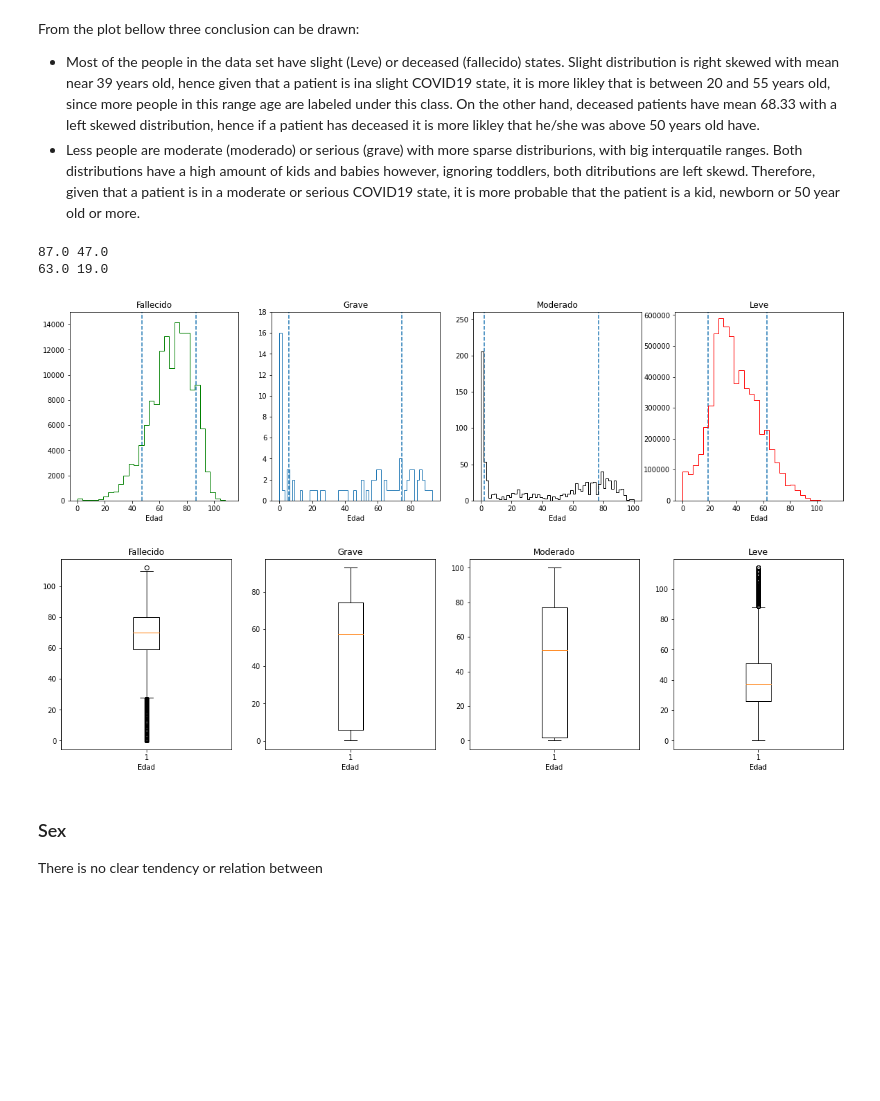
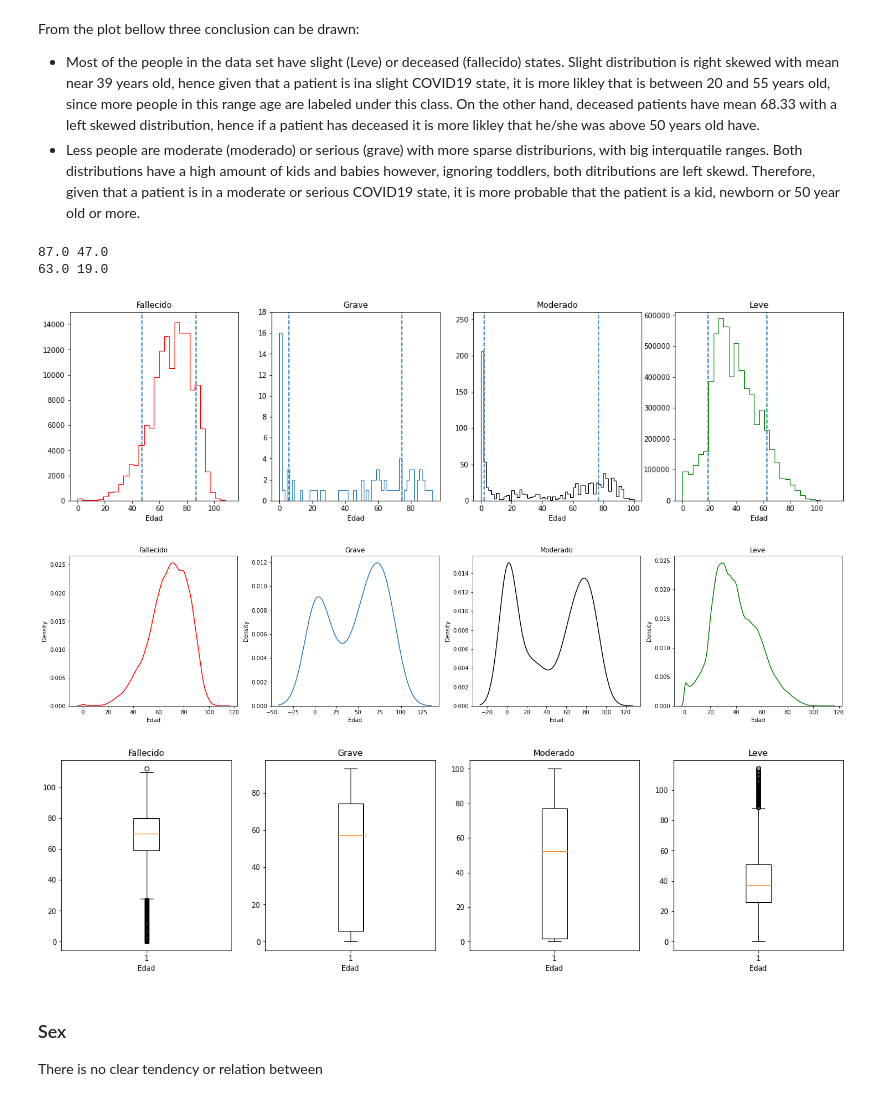
Before and after one commit to edangomez/INS-COVID19, a Jupyter notebook: pipeline.ipynb, the cells around one changed output. Cells and saved outputs as stored; diff of their text form; code cells hidden in the pictures; blank space fills up the shorter version.

```diff
--- a/pipeline.ipynb
+++ b/pipeline.ipynb
@@ -343,6 +343,8 @@ From the plot bellow three conclusion can be drawn:
 - Most of the people in the data set have slight (Leve) or deceased (fallecido) states. Slight distribution is right skewed with mean near 39 years old, hence given that a patient is ina slight COVID19 state, it is more likley that is between 20 and 55 years old, since more people in this range age are labeled under this class. On the other hand, deceased patients have mean 68.33 with a left skewed distribution, hence if a patient has deceased it is more likley that he/she was above 50 years old have.
 - Less people are moderate (moderado) or serious (grave) with more sparse distriburions, with big interquatile ranges. Both distributions have a high amount of kids and babies however, ignoring toddlers, both ditributions are left skewd. Therefore, given that a patient is in a moderate or serious COVID19 state, it is more probable that the patient is a kid, newborn or 50 year old or more.
 # %%
+df.Edad = df.Edad.astype('float')
+
 fig, axs = plt.subplots(1, 4, figsize=(20,5))
 axs[0].hist(df[df['Estado']=='Fallecido'].Edad, bins=30, color='r', histtype = 'step', stacked=True)
 q3, q1 = np.percentile(df[df['Estado']=='Fallecido'].Edad, [90,10])
@@ -362,35 +364,47 @@ q3, q1 = np.percentile(df[df['Estado']=='Moderado'].Edad, [75,25])
 axs[2].vlines([q1,q3],0,300, linestyle='dashed')
 axs[2].set_title('Moderado')
 axs[2].set_xlabel('Edad')
 axs[2].set_ylim(0,260)
 axs[3].hist(df[df['Estado']=='Leve'].Edad, bins=30, histtype = 'step', color='g')
 q3, q1 = np.percentile(df[df['Estado']=='Leve'].Edad, [90,10])
 print(q3,q1)
 axs[3].vlines([q1,q3],0,610000, linestyle='dashed')
 axs[3].set_title('Leve')
 axs[3].set_xlabel('Edad')
 axs[3].set_ylim(0,610000)
 plt.show()
 
+fig, axs = plt.subplots(1, 4, figsize=(25,5))
+sns.kdeplot(df[df['Estado']=='Fallecido'].Edad, ax=axs[0], color='r')
+axs[0].set_title('Fallecido')
+sns.kdeplot(df[df['Estado']=='Grave'].Edad, ax=axs[1])
+axs[1].set_title('Grave')
+sns.kdeplot(df[df['Estado']=='Moderado'].Edad, ax=axs[2], color='k')
+axs[2].set_title('Moderado')
+sns.kdeplot(df[df['Estado']=='Leve'].Edad, ax=axs[3], color='g')
+axs[3].set_title('Leve')
+plt.show()
+
 fig, axs = plt.subplots(1, 4, figsize=(20,5))
 axs[0].boxplot(df[df['Estado']=='Fallecido'].Edad)
 axs[0].set_title('Fallecido')
 axs[0].set_xlabel('Edad')
 axs[1].boxplot(df[df['Estado']=='Grave'].Edad)
 axs[1].set_title('Grave')
 axs[1].set_xlabel('Edad')
 axs[2].boxplot(df[df['Estado']=='Moderado'].Edad)
 axs[2].set_title('Moderado')
 axs[2].set_xlabel('Edad')
 axs[3].boxplot(df[df['Estado']=='Leve'].Edad)
 axs[3].set_title('Leve')
 axs[3].set_xlabel('Edad')
 plt.show()
 # %% [output]
 87.0 47.0
 63.0 19.0
-[figure, old version]
+[figure, new version]
-[figure, old version]
+[figure, new version]
+[figure, added]
 # %% [markdown]
 ### Sex
 
```
Also changed, not shown: parts of 7 cells of this notebook.
